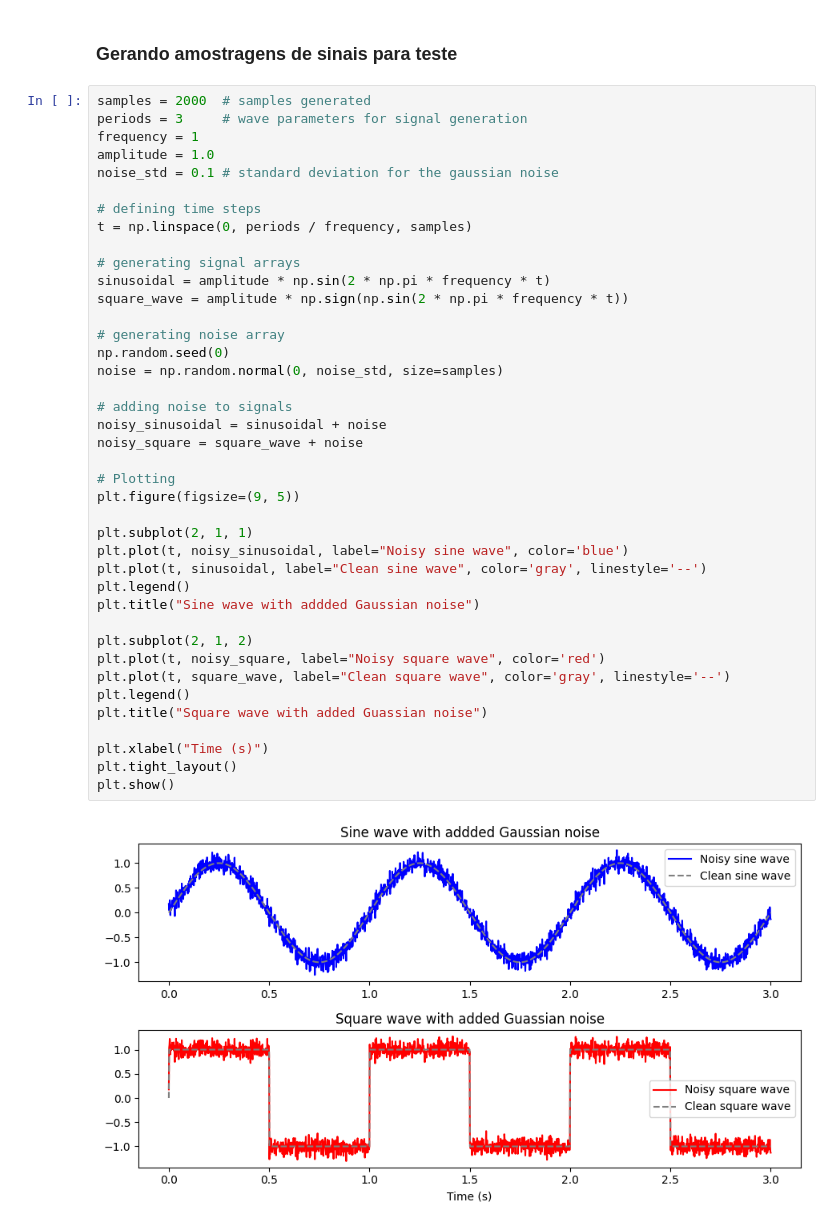
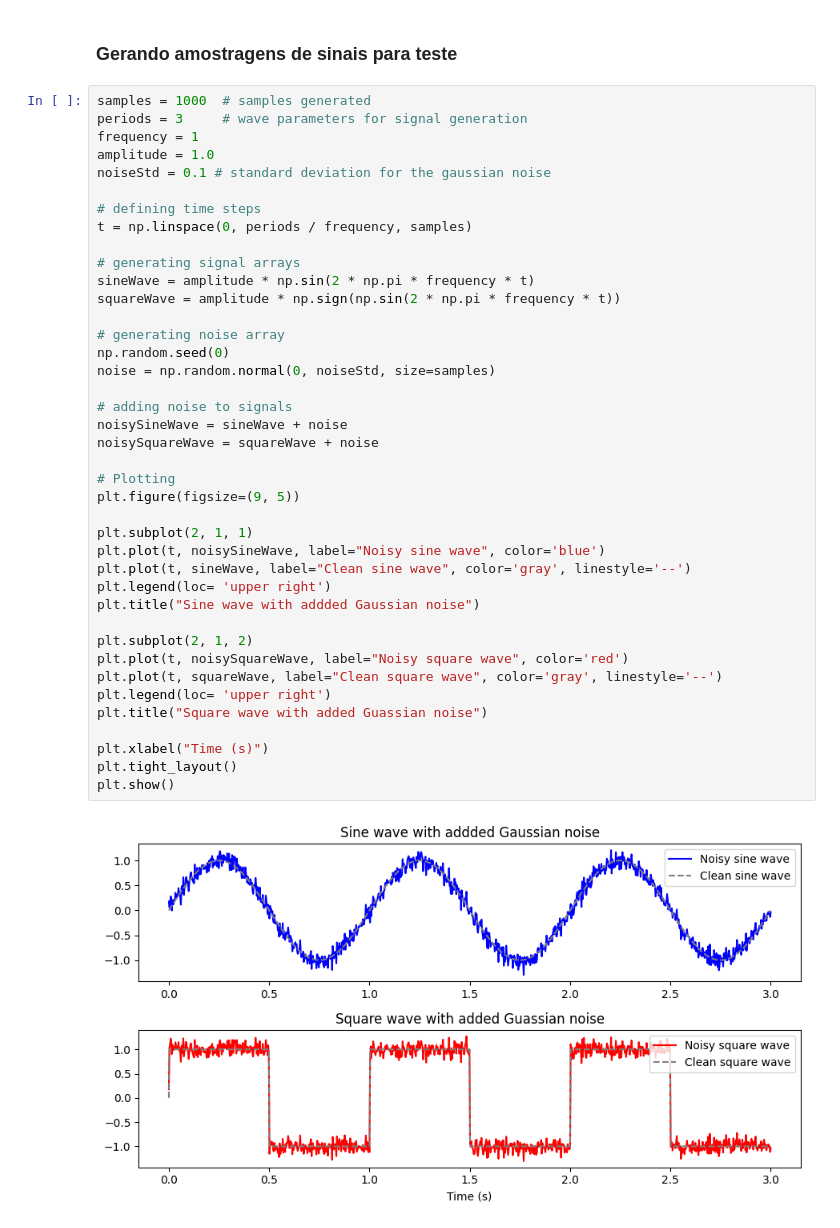
Before and after one commit to arthurkenzo/atividades_ia525, a Jupyter notebook: atividade_3.ipynb, the cells around one changed output. Saved outputs shown, nothing was run; the diff lists cells and outputs as text.

```diff
--- a/atividade_3.ipynb
+++ b/atividade_3.ipynb
@@ -46,45 +46,45 @@ from typing import Tuple
 # %% [markdown]
 ### Gerando amostragens de sinais para teste
 # %%
-samples = 2000  # samples generated
+samples = 1000  # samples generated
 periods = 3     # wave parameters for signal generation
 frequency = 1
 amplitude = 1.0
-noise_std = 0.1 # standard deviation for the gaussian noise
+noiseStd = 0.1 # standard deviation for the gaussian noise
 
 # defining time steps
 t = np.linspace(0, periods / frequency, samples)
 
 # generating signal arrays
-sinusoidal = amplitude * np.sin(2 * np.pi * frequency * t)
-square_wave = amplitude * np.sign(np.sin(2 * np.pi * frequency * t))
+sineWave = amplitude * np.sin(2 * np.pi * frequency * t)
+squareWave = amplitude * np.sign(np.sin(2 * np.pi * frequency * t))
 
 # generating noise array
 np.random.seed(0)
-noise = np.random.normal(0, noise_std, size=samples)
+noise = np.random.normal(0, noiseStd, size=samples)
 
 # adding noise to signals
-noisy_sinusoidal = sinusoidal + noise
-noisy_square = square_wave + noise
+noisySineWave = sineWave + noise
+noisySquareWave = squareWave + noise
 
 # Plotting
 plt.figure(figsize=(9, 5))
 
 plt.subplot(2, 1, 1)
-plt.plot(t, noisy_sinusoidal, label="Noisy sine wave", color='blue')
-plt.plot(t, sinusoidal, label="Clean sine wave", color='gray', linestyle='--')
-plt.legend()
+plt.plot(t, noisySineWave, label="Noisy sine wave", color='blue')
+plt.plot(t, sineWave, label="Clean sine wave", color='gray', linestyle='--')
+plt.legend(loc= 'upper right')
 plt.title("Sine wave with addded Gaussian noise")
 
 plt.subplot(2, 1, 2)
-plt.plot(t, noisy_square, label="Noisy square wave", color='red')
-plt.plot(t, square_wave, label="Clean square wave", color='gray', linestyle='--')
-plt.legend()
+plt.plot(t, noisySquareWave, label="Noisy square wave", color='red')
+plt.plot(t, squareWave, label="Clean square wave", color='gray', linestyle='--')
+plt.legend(loc= 'upper right')
 plt.title("Square wave with added Guassian noise")
 
 plt.xlabel("Time (s)")
 plt.tight_layout()
 plt.show()
 # %% [output]
-[figure, old version]
+[figure, new version]
 # %% [markdown]
```
Also changed, not shown: parts of 14 cells of this notebook.
